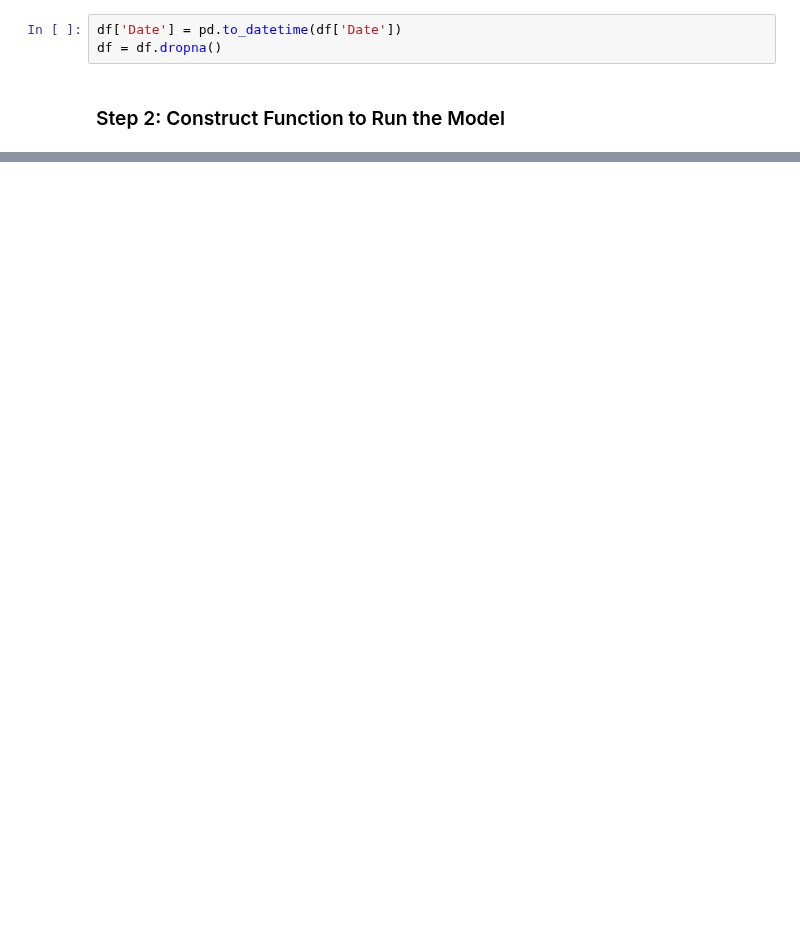
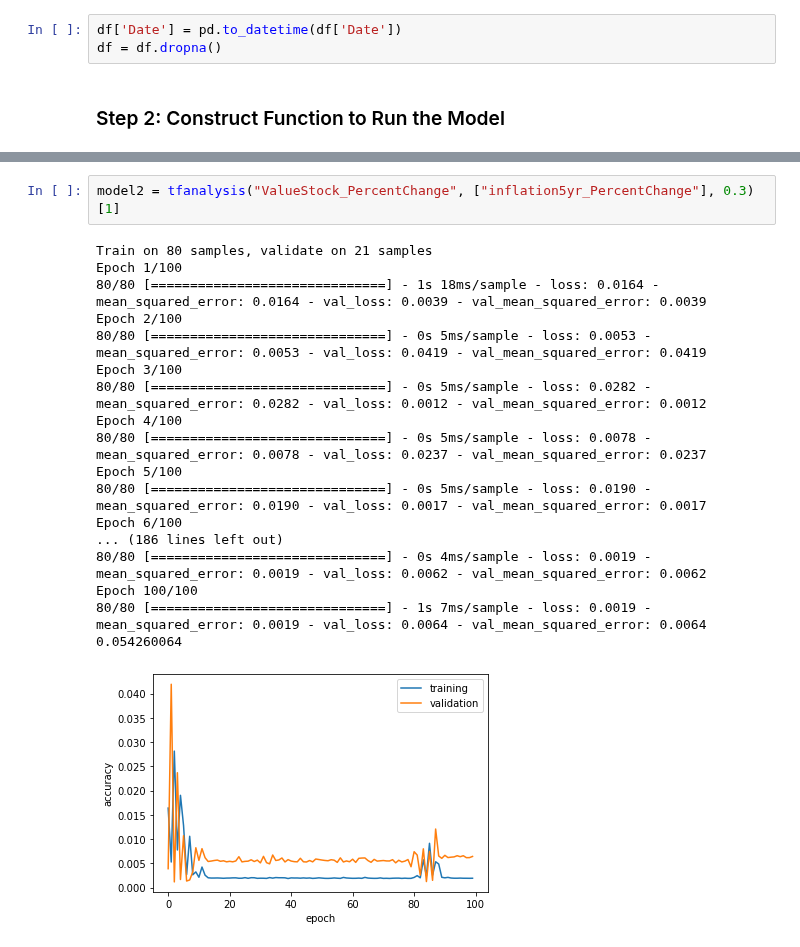
Before and after one commit to lu18cheng/pic16b_stock_analysis, a Jupyter notebook: code/Untitled.ipynb, the cells around one changed output, grey strips where cells are left out. Cells and saved outputs as stored; diff of their text form; blank space fills up the shorter version.

```diff
--- a/code/Untitled.ipynb
+++ b/code/Untitled.ipynb
@@ -127,0 +155,21 @@ def tfanalysis(target_stock, econ_variable, test_size):
+# %%
+model2 = tfanalysis("ValueStock_PercentChange", ["inflation5yr_PercentChange"], 0.3)[1]
+# %% [output]
+Train on 80 samples, validate on 21 samples
+Epoch 1/100
+80/80 [==============================] - 1s 18ms/sample - loss: 0.0164 - mean_squared_error: 0.0164 - val_loss: 0.0039 - val_mean_squared_error: 0.0039
+Epoch 2/100
+80/80 [==============================] - 0s 5ms/sample - loss: 0.0053 - mean_squared_error: 0.0053 - val_loss: 0.0419 - val_mean_squared_error: 0.0419
+Epoch 3/100
+80/80 [==============================] - 0s 5ms/sample - loss: 0.0282 - mean_squared_error: 0.0282 - val_loss: 0.0012 - val_mean_squared_error: 0.0012
+Epoch 4/100
+80/80 [==============================] - 0s 5ms/sample - loss: 0.0078 - mean_squared_error: 0.0078 - val_loss: 0.0237 - val_mean_squared_error: 0.0237
+Epoch 5/100
+80/80 [==============================] - 0s 5ms/sample - loss: 0.0190 - mean_squared_error: 0.0190 - val_loss: 0.0017 - val_mean_squared_error: 0.0017
+Epoch 6/100
+... (186 lines left out)
+80/80 [==============================] - 0s 4ms/sample - loss: 0.0019 - mean_squared_error: 0.0019 - val_loss: 0.0062 - val_mean_squared_error: 0.0062
+Epoch 100/100
+80/80 [==============================] - 1s 7ms/sample - loss: 0.0019 - mean_squared_error: 0.0019 - val_loss: 0.0064 - val_mean_squared_error: 0.0064
+0.054260064
+[figure, added]
```
Also changed, not shown: parts of 5 cells of this notebook.
